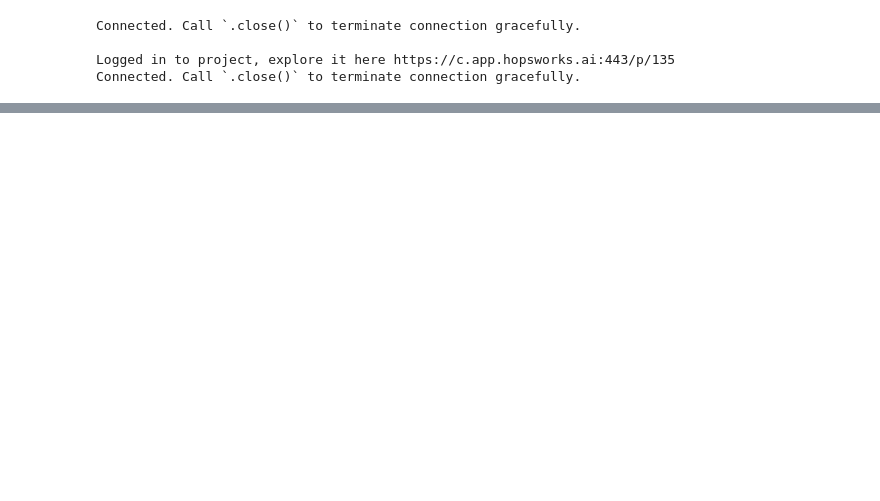
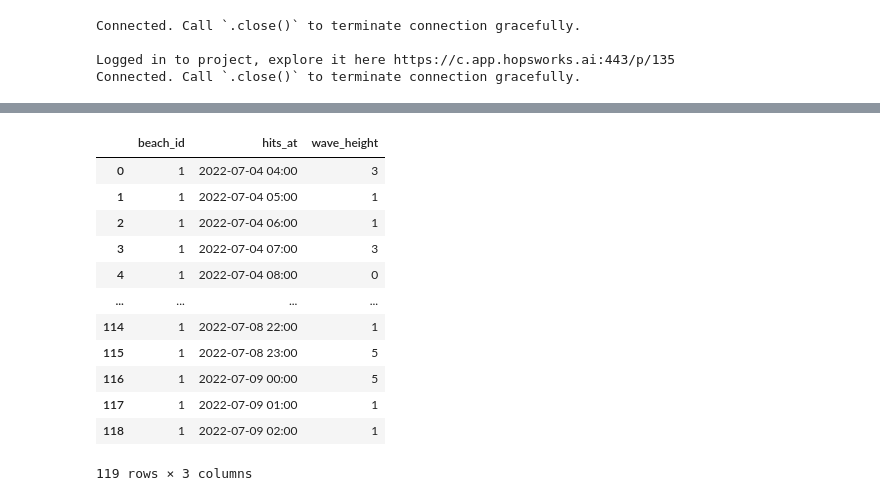
Before and after one commit to jimdowling/cjsurf, a Jupyter notebook: batch-prediction-pipeline.ipynb, the cells around one changed output, grey strips where cells are left out. Cells and saved outputs as stored; diff of their text form; code cells hidden in the pictures; blank space fills up the shorter version.

```diff
--- a/batch-prediction-pipeline.ipynb
+++ b/batch-prediction-pipeline.ipynb
@@ -22,7 +22,7 @@ Logged in to project, explore it here https://c.app.hopsworks.ai:443/p/135
 Connected. Call `.close()` to terminate connection gracefully.
 # %%
 mr = project.get_model_registry()
-model = mr.get_model("cjsurf_model", version=1)
+model = mr.get_model("cjsurf_model", version=3)
 model_dir = model.download()
 # %% [output]
 Connected. Call `.close()` to terminate connection gracefully.
@@ -66,9 +104,23 @@ row_list
 # %%
 import pandas as pd
 
 df = pd.DataFrame(row_list, columns=columns)
 
-df.info()
+df
+# %% [output]
+|  | beach_id | hits_at | wave_height |
+| 0 | 1 | 2022-07-04 04:00 | 3 |
+| 1 | 1 | 2022-07-04 05:00 | 1 |
+| 2 | 1 | 2022-07-04 06:00 | 1 |
+| 3 | 1 | 2022-07-04 07:00 | 3 |
+| 4 | 1 | 2022-07-04 08:00 | 0 |
+| ... | ... | ... | ... |
+| 114 | 1 | 2022-07-08 22:00 | 1 |
+| 115 | 1 | 2022-07-08 23:00 | 5 |
+| 116 | 1 | 2022-07-09 00:00 | 5 |
+| 117 | 1 | 2022-07-09 01:00 | 1 |
+| 118 | 1 | 2022-07-09 02:00 | 1 |
+119 rows × 3 columns
 # %%
 fs = project.get_feature_store()
 
```
Also changed, not shown: parts of 5 cells of this notebook, 4 other files.
